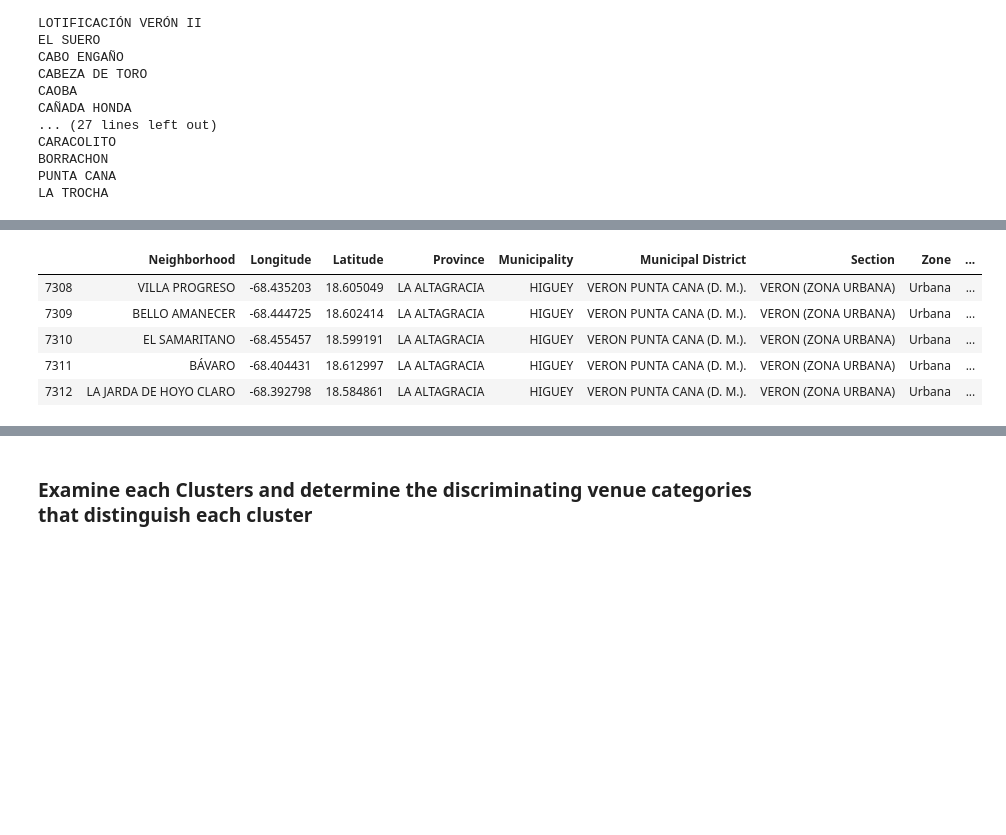
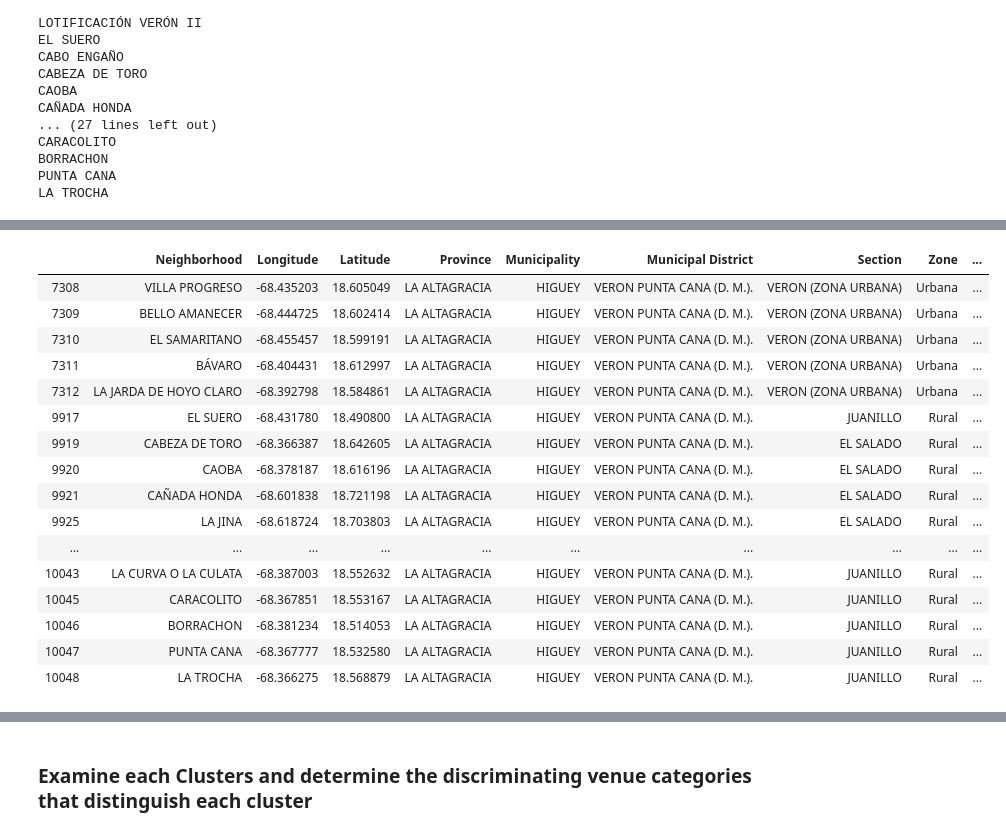
Before and after one commit to erickson-figueroa/Capstone_Project_DS_IBM, a Jupyter notebook: coursera_capstone_notebook.ipynb, the cells around one changed output, grey strips where cells are left out. Drawn from its saved outputs; the diff is of its cells as text; code cells hidden in the pictures; blank space fills up the shorter version.

```diff
--- a/coursera_capstone_notebook.ipynb
+++ b/coursera_capstone_notebook.ipynb
@@ -378,22 +378,33 @@ array([1, 1, 1, 1, 1, 1, 1, 1, 2, 1])
 # %%
 # Let's create a new dataframe that includes the cluster as well as the top 10 venues for each neighborhood.
 
 # add clustering labels in the dataframe
 neighborhoods_venues_sorted.insert(0, 'Cluster Labels', kmeans.labels_)
 
 puntacana_merged = df_geo_filtered
 
 # merge puntacana_grouped with df_geo to add latitude/longitude for each neighborhood
 puntacana_merged = puntacana_merged.join(neighborhoods_venues_sorted.set_index('Neighborhood'), on='Neighborhood', how = 'right')
 
-puntacana_merged.iloc[:,8:].head() # check the column after Total_M_W: "Cluster Labels"!
+puntacana_merged.iloc[:,8:] # check the column after Total_M_W: "Cluster Labels"!
 # %% [output]
 |  | Neighborhood | Longitude | Latitude | Province | Municipality | Municipal District | Section | Zone | ... |
 | 7308 | VILLA PROGRESO | -68.435203 | 18.605049 | LA ALTAGRACIA | HIGUEY | VERON PUNTA CANA (D. M.). | VERON (ZONA URBANA) | Urbana | ... |
 | 7309 | BELLO AMANECER | -68.444725 | 18.602414 | LA ALTAGRACIA | HIGUEY | VERON PUNTA CANA (D. M.). | VERON (ZONA URBANA) | Urbana | ... |
 | 7310 | EL SAMARITANO | -68.455457 | 18.599191 | LA ALTAGRACIA | HIGUEY | VERON PUNTA CANA (D. M.). | VERON (ZONA URBANA) | Urbana | ... |
 | 7311 | BÁVARO | -68.404431 | 18.612997 | LA ALTAGRACIA | HIGUEY | VERON PUNTA CANA (D. M.). | VERON (ZONA URBANA) | Urbana | ... |
 | 7312 | LA JARDA DE HOYO CLARO | -68.392798 | 18.584861 | LA ALTAGRACIA | HIGUEY | VERON PUNTA CANA (D. M.). | VERON (ZONA URBANA) | Urbana | ... |
+| 9917 | EL SUERO | -68.431780 | 18.490800 | LA ALTAGRACIA | HIGUEY | VERON PUNTA CANA (D. M.). | JUANILLO | Rural | ... |
+| 9919 | CABEZA DE TORO | -68.366387 | 18.642605 | LA ALTAGRACIA | HIGUEY | VERON PUNTA CANA (D. M.). | EL SALADO | Rural | ... |
+| 9920 | CAOBA | -68.378187 | 18.616196 | LA ALTAGRACIA | HIGUEY | VERON PUNTA CANA (D. M.). | EL SALADO | Rural | ... |
+| 9921 | CAÑADA HONDA | -68.601838 | 18.721198 | LA ALTAGRACIA | HIGUEY | VERON PUNTA CANA (D. M.). | EL SALADO | Rural | ... |
+| 9925 | LA JINA | -68.618724 | 18.703803 | LA ALTAGRACIA | HIGUEY | VERON PUNTA CANA (D. M.). | EL SALADO | Rural | ... |
+| ... | ... | ... | ... | ... | ... | ... | ... | ... | ... |
+| 10043 | LA CURVA O LA CULATA | -68.387003 | 18.552632 | LA ALTAGRACIA | HIGUEY | VERON PUNTA CANA (D. M.). | JUANILLO | Rural | ... |
+| 10045 | CARACOLITO | -68.367851 | 18.553167 | LA ALTAGRACIA | HIGUEY | VERON PUNTA CANA (D. M.). | JUANILLO | Rural | ... |
+| 10046 | BORRACHON | -68.381234 | 18.514053 | LA ALTAGRACIA | HIGUEY | VERON PUNTA CANA (D. M.). | JUANILLO | Rural | ... |
+| 10047 | PUNTA CANA | -68.367777 | 18.532580 | LA ALTAGRACIA | HIGUEY | VERON PUNTA CANA (D. M.). | JUANILLO | Rural | ... |
+| 10048 | LA TROCHA | -68.366275 | 18.568879 | LA ALTAGRACIA | HIGUEY | VERON PUNTA CANA (D. M.). | JUANILLO | Rural | ... |
 # %%
 # Finally, let's visualize the resulting clusters
 # visualize the resutling clusters
```
Also changed, not shown: parts of 16 cells of this notebook, 2 other files.
